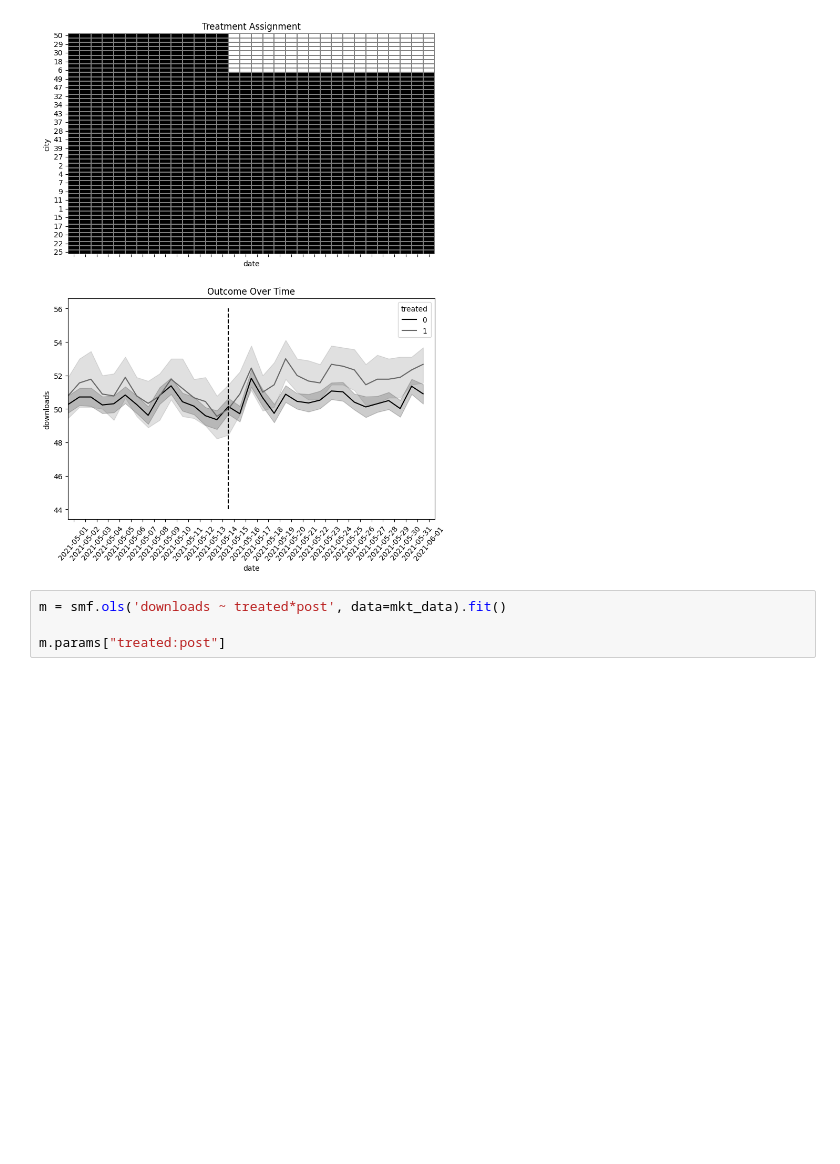
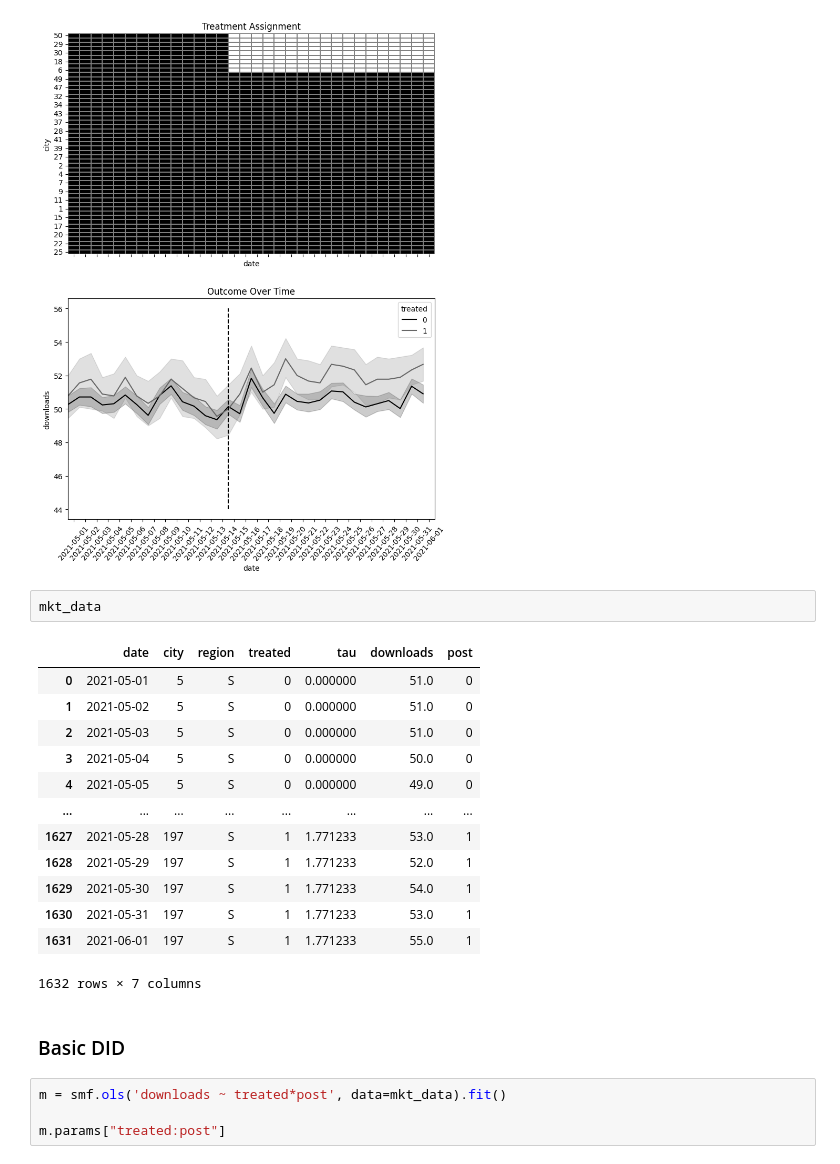
Before and after one commit to white1204/awesome-causal-inference-python, a Jupyter notebook: book/ate/did.ipynb, the cells around one changed output. Drawn from its saved outputs; the diff is of its cells as text; blank space fills up the shorter version.

```diff
--- a/book/ate/did.ipynb
+++ b/book/ate/did.ipynb
@@ -318,6 +321,24 @@ INFO:matplotlib.category:Using categorical units to plot a list of strings that
   Text(30.5, 0, '2021-05-31'),
   Text(31.5, 0, '2021-06-01')])
 [figure]
+# %%
+mkt_data
+# %% [output]
+|  | date | city | region | treated | tau | downloads | post |
+| 0 | 2021-05-01 | 5 | S | 0 | 0.000000 | 51.0 | 0 |
+| 1 | 2021-05-02 | 5 | S | 0 | 0.000000 | 51.0 | 0 |
+| 2 | 2021-05-03 | 5 | S | 0 | 0.000000 | 51.0 | 0 |
+| 3 | 2021-05-04 | 5 | S | 0 | 0.000000 | 50.0 | 0 |
+| 4 | 2021-05-05 | 5 | S | 0 | 0.000000 | 49.0 | 0 |
+| ... | ... | ... | ... | ... | ... | ... | ... |
+| 1627 | 2021-05-28 | 197 | S | 1 | 1.771233 | 53.0 | 1 |
+| 1628 | 2021-05-29 | 197 | S | 1 | 1.771233 | 52.0 | 1 |
+| 1629 | 2021-05-30 | 197 | S | 1 | 1.771233 | 54.0 | 1 |
+| 1630 | 2021-05-31 | 197 | S | 1 | 1.771233 | 53.0 | 1 |
+| 1631 | 2021-06-01 | 197 | S | 1 | 1.771233 | 55.0 | 1 |
+1632 rows × 7 columns
+# %% [markdown]
+### Basic DID
 # %%
 m = smf.ols('downloads ~ treated*post', data=mkt_data).fit()
 
```
Also changed, not shown: parts of 59 cells of this notebook.
